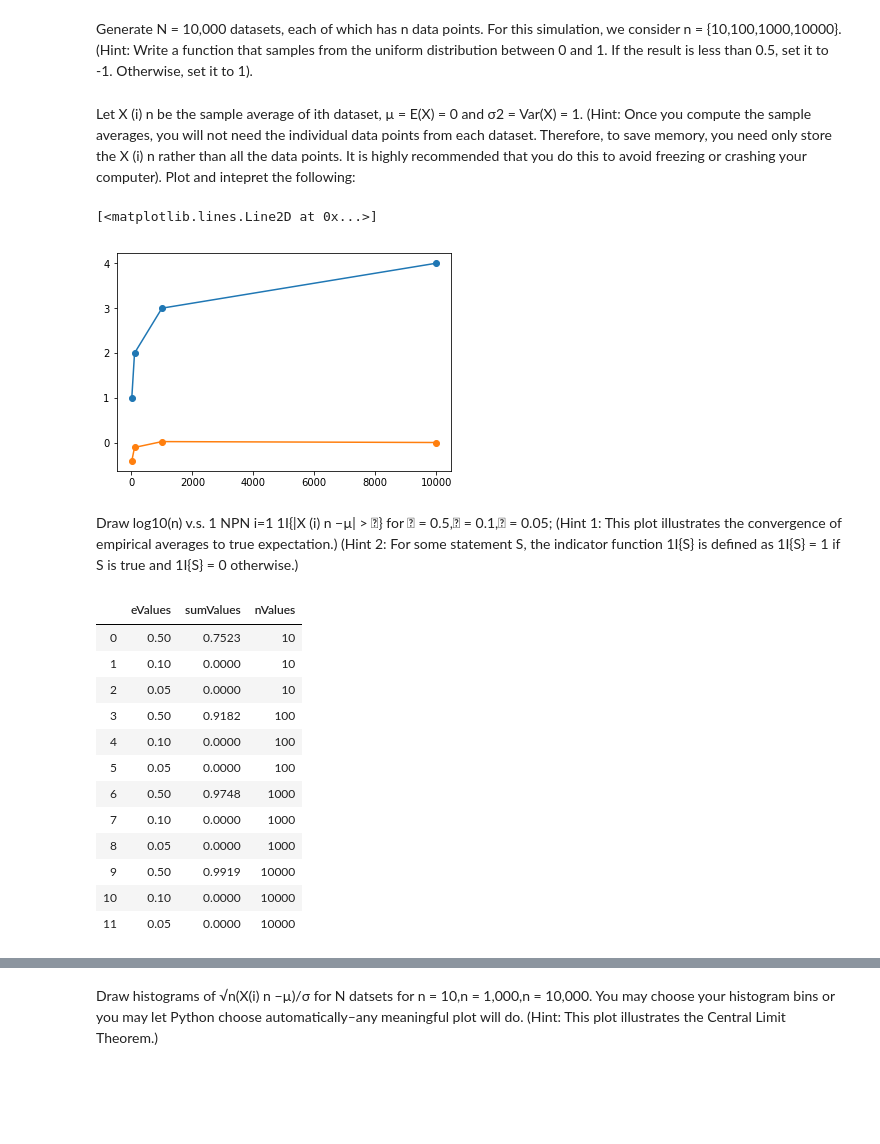
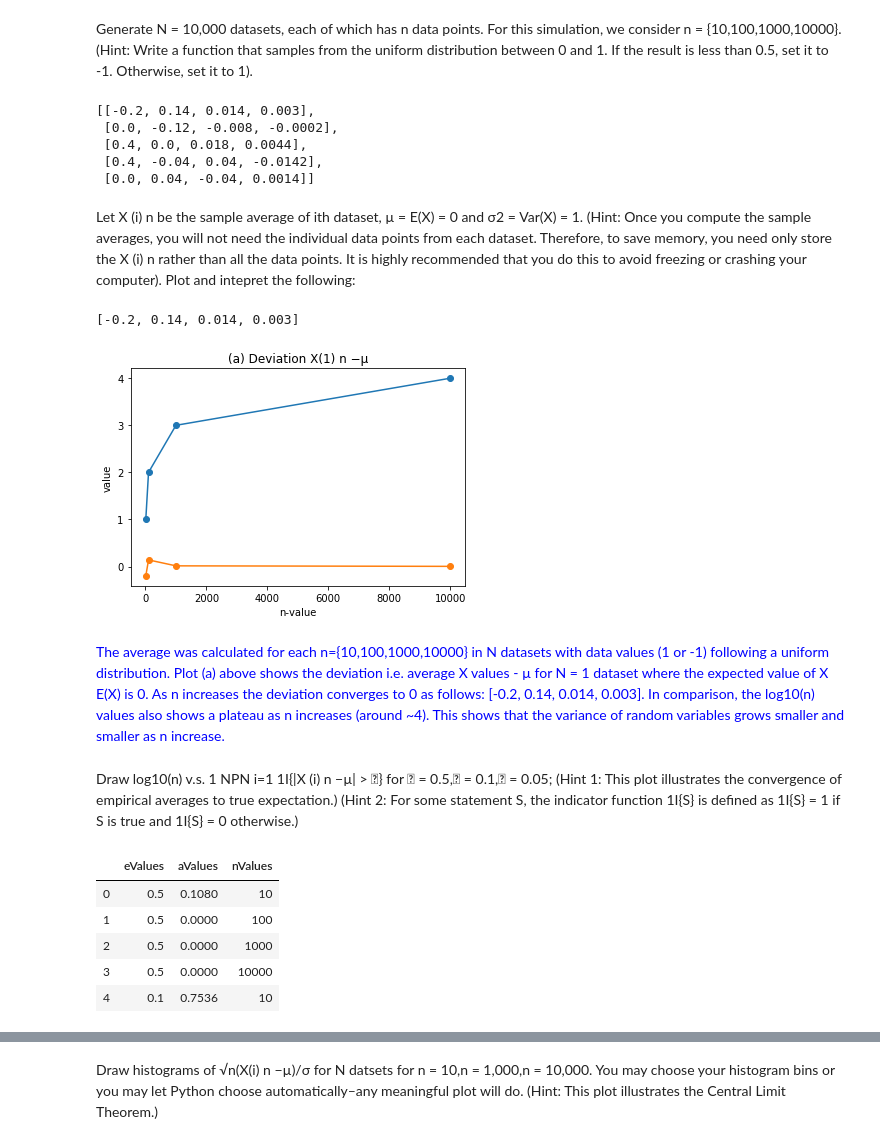
Before and after one commit to escaduto/STA221, a Jupyter notebook: Homework1.ipynb, the cells around one changed output, grey strips where cells are left out. Cells and saved outputs as stored; diff of their text form; code cells hidden in the pictures; blank space fills up the shorter version.

Commit message:
hw1 plot descriptions

```diff
--- a/Homework1.ipynb
+++ b/Homework1.ipynb
@@ -52,18 +64,19 @@ Overall, this method uses graph cuts for non-linear data separation where data p
 Generate N = 10,000 datasets, each of which has n data points. For this simulation, we consider n = {10,100,1000,10000}. (Hint: Write a function that samples from the uniform distribution between 0 and 1. If the result is less than 0.5, set it to -1. Otherwise, set it to 1).
 # %%
 # Generate dataset
+import numpy as np
 from numpy import mean
 #from numpy.random import seed
 #seed(20)
 
 def GenerateDataset(nList, N):
-    fullData = []
+    fullData = [] # create nested list of n data points for each N dataset
     for i in range(1, N + 1): #Generate N = 10,000 datasets
         data = []
-        for n in nList: # each with n data points where n = {10,100,1000,10000}
-            uniDist = np.random.uniform(0, 1 , n) # uniform distribution between 0 and 1
+        for n in nList: # where n= {10,100,1000,10000}
+            uniDist = np.random.uniform(0, 1, n) # uniform distribution between 0 and 1
             values = np.where(uniDist < 0.5, -1, 1)  # If the result is less than 0.5, set it to -1. Otherwise, set it to 1
-            X_Mean = mean(values)
+            X_Mean = mean(values) # take average of each uniform distribution
             data.append(X_Mean)
         fullData.append(data)
     return fullData
@@ -71,16 +84,34 @@ def GenerateDataset(nList, N):
 nList = [10,100,1000,10000]
 N = 10000
 sample = GenerateDataset(nList,  N)
+sample[:5]
+# %% [output]
+[[-0.2, 0.14, 0.014, 0.003],
+ [0.0, -0.12, -0.008, -0.0002],
+ [0.4, 0.0, 0.018, 0.0044],
+ [0.4, -0.04, 0.04, -0.0142],
+ [0.0, 0.04, -0.04, 0.0014]]
 # %% [markdown]
 Let X (i) n be the sample average of ith dataset, µ = E(X) = 0 and σ2 = Var(X) = 1. (Hint: Once you compute the sample averages, you will not need the individual data points from each dataset. Therefore, to save memory, you need only store the X (i) n rather than all the data points. It is highly recommended that you do this to avoid freezing or crashing your computer). Plot and intepret the following:
 # %%
+import matplotlib.pyplot as plt
+
+# (a) log10(n) v.s. X(1)n −µ;
+
 nList = [10,100,1000,10000]
 log10 = np.log10(nList)
 
 plt.plot(nList, log10,'-o')
 plt.plot(nList, sample[0],'-o')
+plt.title("(a) Deviation X(1) n −µ")
+plt.ylabel('value')
+plt.xlabel('n-value')
+
+sample[0]
 # %% [output]
-[<matplotlib.lines.Line2D at 0x...>]
+[-0.2, 0.14, 0.014, 0.003]
-[figure, old version]
+[figure, new version]
+# %% [markdown]
+<p style="color:blue">The average was calculated for each n={10,100,1000,10000} in N datasets with data values (1 or -1) following a uniform distribution. Plot (a) above shows the deviation i.e. average X values - µ for N = 1 dataset where the expected value of X E(X) is 0. As n increases the deviation converges to 0 as follows: [-0.2, 0.14, 0.014, 0.003]. In comparison, the log10(n) values also shows a plateau as n increases (around ~4). This shows that the variance of random variables grows smaller and smaller as n increase.</p>
 # %% [markdown]
  Draw log10(n) v.s. 1 NPN i=1 1I{|X
@@ -88,40 +119,37 @@ plt.plot(nList, sample[0],'-o')
 # %%
 #[[[1 if abs(sample[i][n]) > e else 0 for e in [0.5, 0.1, 0.05]] for i, row in enumerate(sample)] for n in range(0,4)]
+import pandas as pd
+import seaborn as sns
+
 N = len(sample)
 eList = [0.5, 0.1, 0.05]
 nList = [10,100,1000,10000]
 
 eValues = []
-sumValues = []
+aValues = []
 nValues = []
 
 # def convergence(e):
-for n, nVal in enumerate(nList):
-    for e, eVal in enumerate(eList):
+for eVal in eList:
+    for n, nVal in enumerate(nList):
         values = []
         for i, row in enumerate(sample):
-            values.append(np.where(abs(sample[i][n]) > e, 1, 0))
+            values.append(np.where(abs(sample[i][n]) > eVal, 1, 0))
+        #print(nVal, eVal, sum(values)/ N)
         val = sum(values) / N
-        sumValues.append(val)
+        aValues.append(val)
         nValues.append(nVal)
         eValues.append(eVal)
 
-dict = {'eValues': eValues, 'sumValues': sumValues, 'nValues': nValues}
+dict = {'eValues': eValues, 'aValues': aValues, 'nValues': nValues}
 
 df = pd.DataFrame(dict)
-df
+df.head()
 # %% [output]
-|  | eValues | sumValues | nValues |
-| 0 | 0.50 | 0.7523 | 10 |
-| 1 | 0.10 | 0.0000 | 10 |
-| 2 | 0.05 | 0.0000 | 10 |
-| 3 | 0.50 | 0.9182 | 100 |
-| 4 | 0.10 | 0.0000 | 100 |
-| 5 | 0.05 | 0.0000 | 100 |
-| 6 | 0.50 | 0.9748 | 1000 |
-| 7 | 0.10 | 0.0000 | 1000 |
-| 8 | 0.05 | 0.0000 | 1000 |
-| 9 | 0.50 | 0.9919 | 10000 |
-| 10 | 0.10 | 0.0000 | 10000 |
-| 11 | 0.05 | 0.0000 | 10000 |
+|  | eValues | aValues | nValues |
+| 0 | 0.5 | 0.1080 | 10 |
+| 1 | 0.5 | 0.0000 | 100 |
+| 2 | 0.5 | 0.0000 | 1000 |
+| 3 | 0.5 | 0.0000 | 10000 |
+| 4 | 0.1 | 0.7536 | 10 |
 # %%
```
Also changed, not shown: parts of 24 cells of this notebook.
